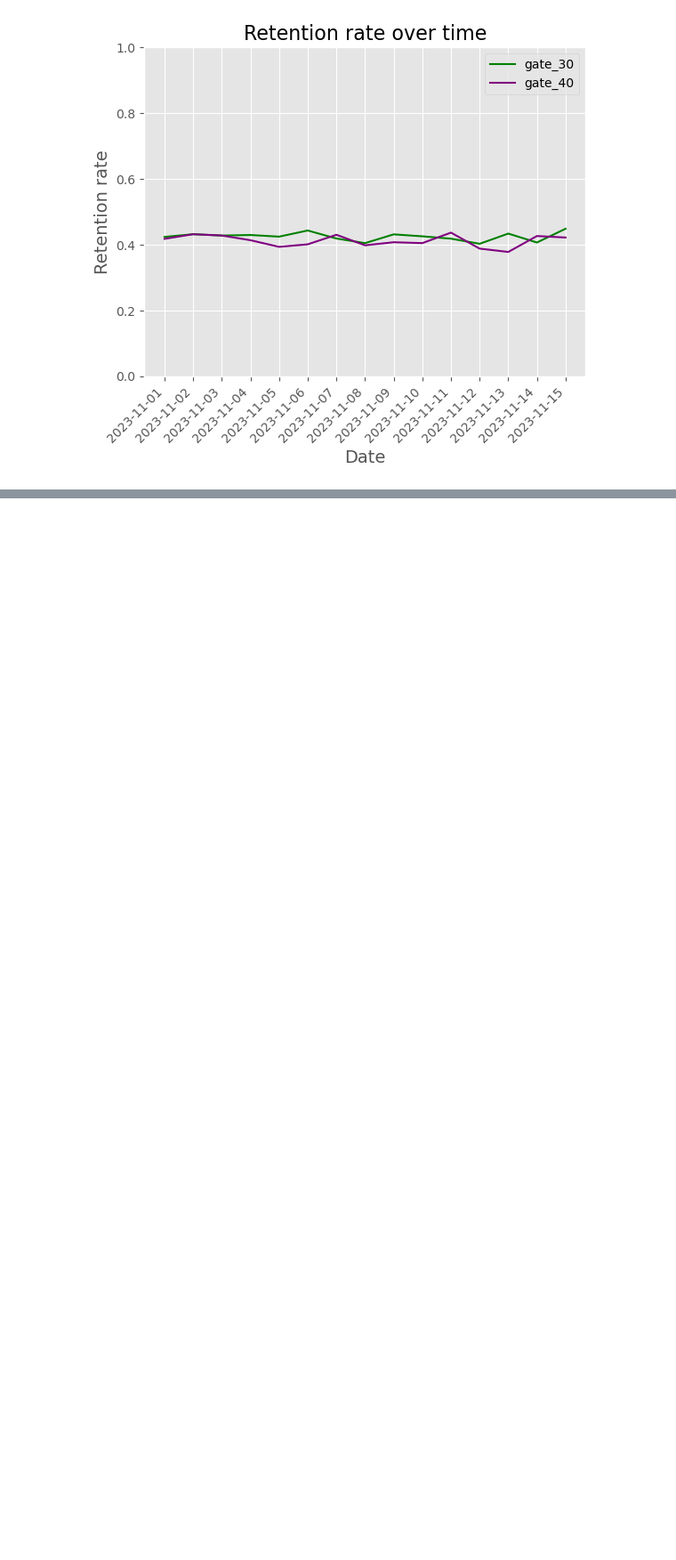
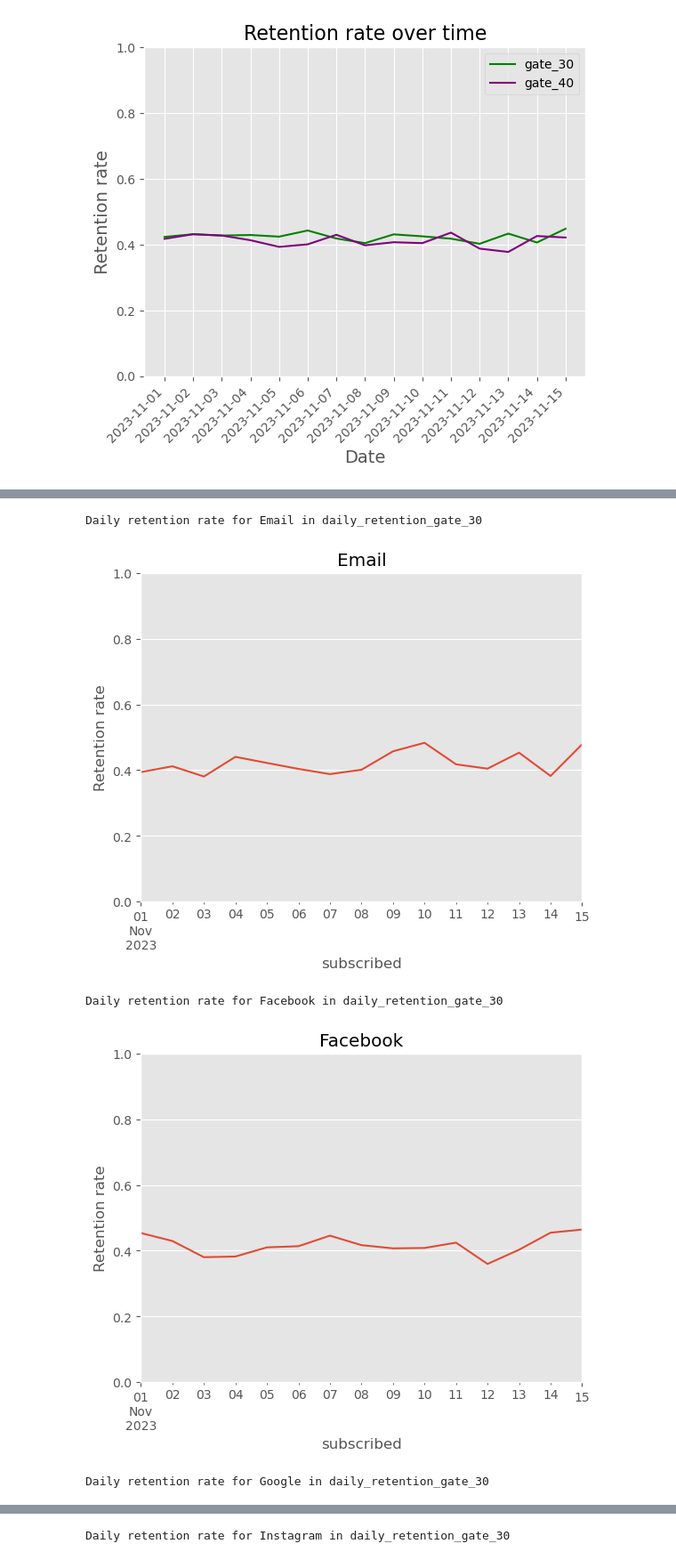
Before and after one commit to stepanaromanov/python_for_marketing_research_and_analytics, a Jupyter notebook: 1_analyzing_marketing_campaigns_with_pandas/analyzing_marketing_campaigns_with_pandas.ipynb, the cells around one changed output, grey strips where cells are left out. Shown: that part at 89% size. Cells and saved outputs as stored; diff of their text form; code cells hidden in the pictures; blank space fills up the shorter version.

```diff
--- a/1_analyzing_marketing_campaigns_with_pandas/analyzing_marketing_campaigns_with_pandas.ipynb
+++ b/1_analyzing_marketing_campaigns_with_pandas/analyzing_marketing_campaigns_with_pandas.ipynb
@@ -72,4 +73,17 @@ print(f"Retention rate for version gate_40 is {round(gate_40_retained / gate_40_
 # %% [output]
 Retention rate for version gate_30 is 42.44%
 Retention rate for version gate_40 is 41.15%
+# %%
+# build retention calculation and conversion calculation functions
+def conversion_rate(dataframe, column_names):
+    converted = dataframe[dataframe['converted'] == True].groupby(column_names)['userid'].nunique()
+    total = dataframe.groupby(column_names)['userid'].nunique()
+    conversion_rate = converted / total
+    return conversion_rate
+
+def retention_rate(dataframe, column_names):
+    converted = dataframe[dataframe['converted'] == True].groupby(column_names)['userid'].nunique()
+    retained = dataframe[dataframe['retention_7'] == True].groupby(column_names)['userid'].nunique()
+    retention_rate = retained / converted
+    return retention_rate
 # %%
@@ -170,0 +185,9 @@ plt.show()
+# %%
+# Retention rate by channel and date
+daily_retention_gate_30 = retention_rate(gate_30_data, ['subscribed', 'marketing_channel'])
+daily_retention_gate_40 = retention_rate(gate_40_data, ['subscribed', 'marketing_channel'])
+
+daily_retention_gate_30 = pd.DataFrame(daily_retention_gate_30.unstack(level=1))
+daily_retention_gate_40 = pd.DataFrame(daily_retention_gate_40.unstack(level=1))
+
+daily_retention_gate_30.head()
@@ -170,0 +202,20 @@ plt.show()
+# %%
+# define the function for plotting columns
+def plotting(dataframe):
+    for i, col in enumerate(dataframe.columns):
+        df_name = [x for x in globals() if globals()[x] is dataframe][0]
+        print(f"Daily retention rate for {col} in {df_name}")
+        dataframe[col].plot(fig=plt.figure(i))
+        plt.title(col)
+        plt.ylabel('Retention rate')
+        plt.ylim(0, 1)
+        plt.show()
+# %%
+plotting(daily_retention_gate_30)
+plotting(daily_retention_gate_40)
+# %% [output]
+Daily retention rate for Email in daily_retention_gate_30
+[figure, added]
+Daily retention rate for Facebook in daily_retention_gate_30
+[figure, added]
+Daily retention rate for Google in daily_retention_gate_30
@@ -170,0 +223 @@ plt.show()
+Daily retention rate for Instagram in daily_retention_gate_30
```
Also changed, not shown: parts of 16 cells of this notebook.
